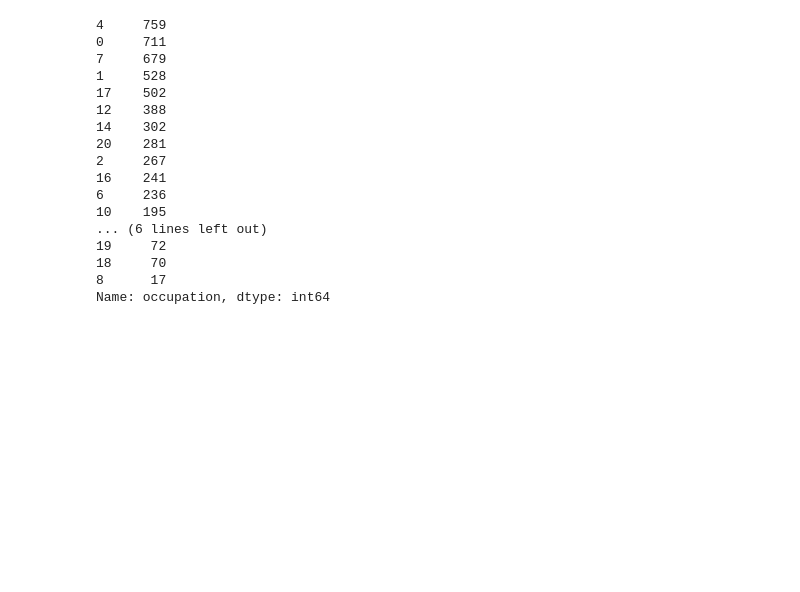
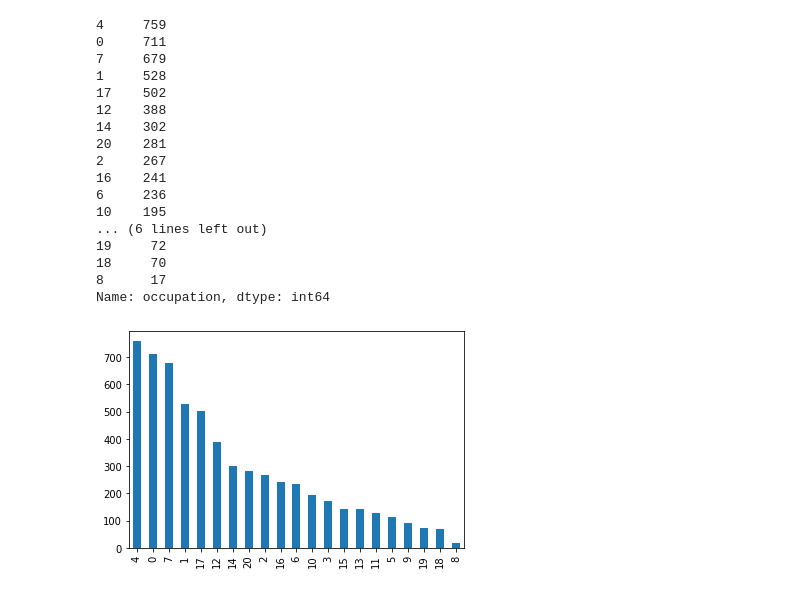
Before and after one commit to Vaycold/Python_ML, a Jupyter notebook: Reco_Algo/Embedding&Ranking.ipynb, the cells around one changed output. Saved outputs shown, nothing was run; the diff lists cells and outputs as text; code cells hidden in the pictures; blank space fills up the shorter version.

```diff
--- a/Reco_Algo/Embedding&Ranking.ipynb
+++ b/Reco_Algo/Embedding&Ranking.ipynb
@@ -545,3 +545,8 @@ user_df['occupation'].value_counts()
 18     70
 8      17
 Name: occupation, dtype: int64
+# %%
+user_df['occupation'].value_counts().plot(kind='bar')
+plt.show()
+# %% [output]
+[figure, added]
```
Also changed, not shown: parts of 22 cells of this notebook.
